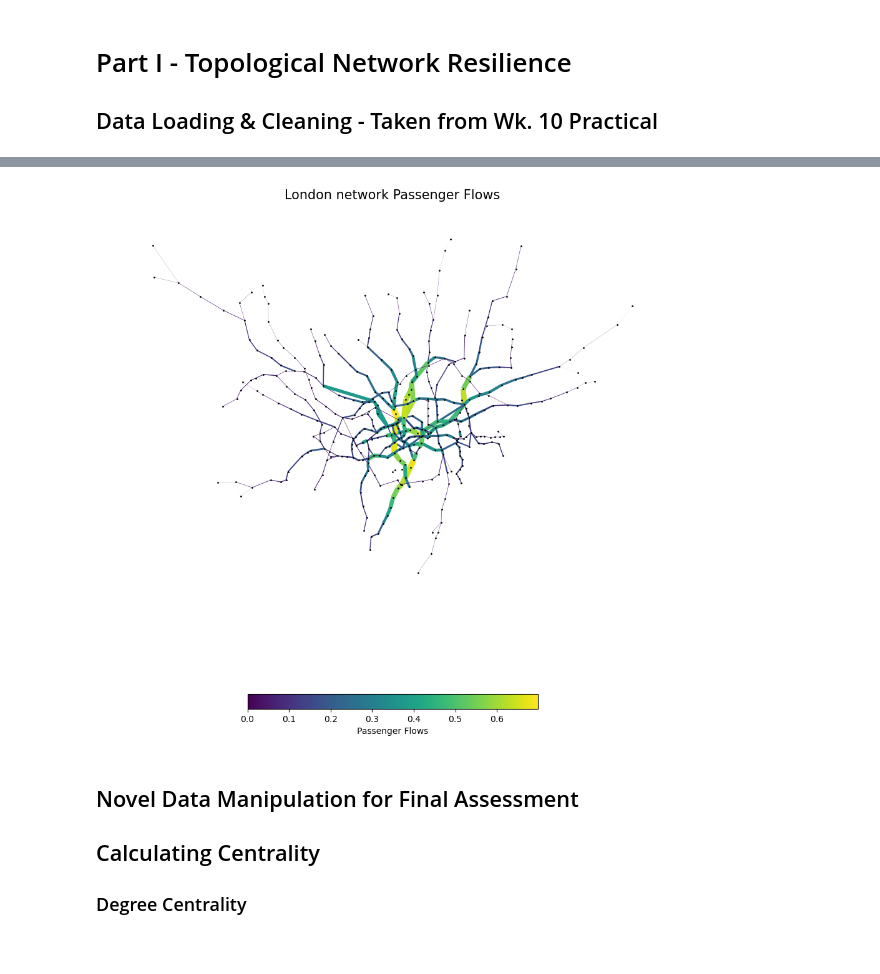
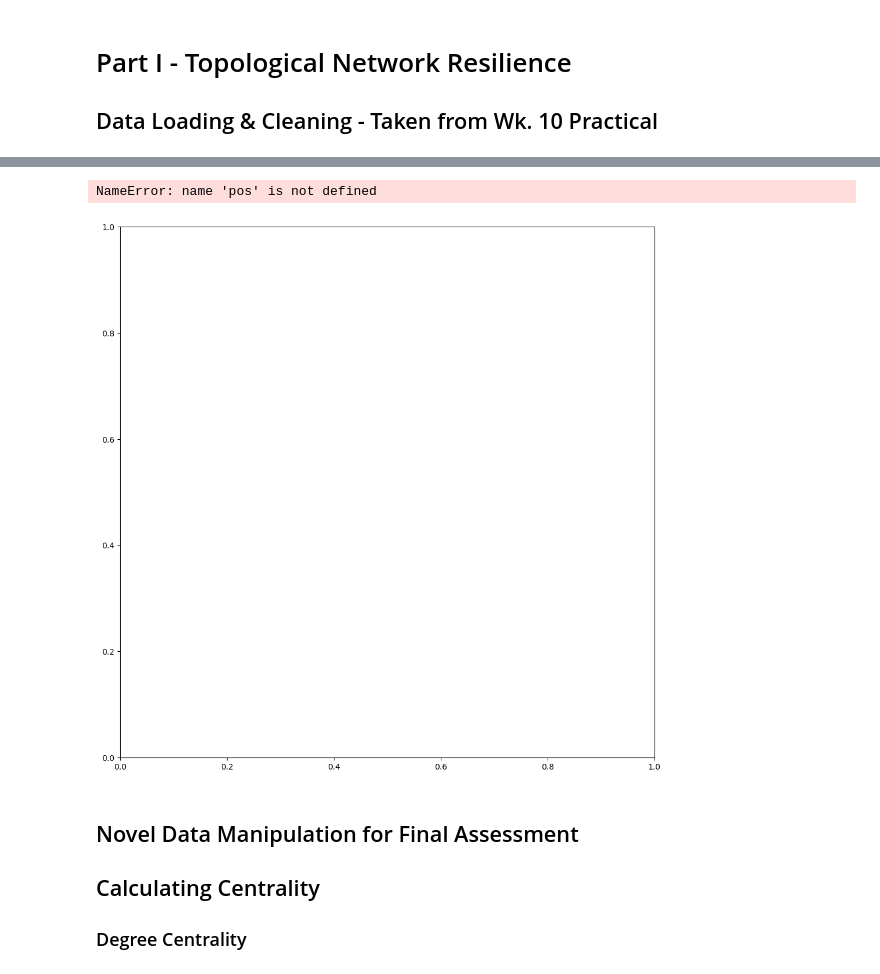
Before and after one commit to grolls23/UrbsimAssessment, a Jupyter notebook: UrbsimFinal.ipynb, the cells around one changed output, grey strips where cells are left out. Saved outputs shown, nothing was run; the diff lists cells and outputs as text; code cells hidden in the pictures.

```diff
--- a/UrbsimFinal.ipynb
+++ b/UrbsimFinal.ipynb
@@ -51,10 +52,18 @@ for u, v, key in edges_to_remove:
 # Check if any isolated nodes are left and remove them
 G.remove_nodes_from(list(nx.isolates(G)))
 
+#Get London_OD_AM_Peak
+london_OD_AMpeak = pd.read_csv("./Data/london_flows.csv")
+
 # Save the modified graph
 #nx.write_graphml(G, 'Data/london_multi_no_duplicates.graphml')
 # %%
 #Data cleaning - Code borrowed from Practical Week 10
+#stations = pd.read_csv("./Data/stations.csv")
+
+stations =  pd.read_csv("./Data/stations.csv")
+
+stations['geometry'] = stations['geometry'].apply(wkt.loads)
 
 #Assign positions
 pos = {row['name']: row.geometry.coords[0] for i, row in stations.iterrows() if row['name'] in G.nodes()}
@@ -300,34 +319,36 @@ with open(csv_filename, 'w', newline='') as csvfile:
     # Iterate over the edges and write them to the CSV file
     for u, v, data in G.edges(data=True):
         source = u
         target = v
         line_name = data.get('line_name', '')  # Get line_name attribute, default to empty string if not present
         flows = data.get('flows', 0)  # Get flows attribute, default to 0 if not present
         csv_writer.writerow([source, target, line_name, flows])
 """
 
+flows_values = flows.values()
 
 # Plot calculated flows
 flow_color = [(data.get('flows', 0) / max(flows_values)) for _, _, data in G.edges(data=True)]
 flow_width = [(data.get('flows', 0) / max(flows_values) * 10) for _, _, data in G.edges(data=True)]
 
 # Plot graph
 fig, ax = plt.subplots(figsize=(12,12))
 
 #pos=nx.spring_layout(X)
 edg=nx.draw_networkx_edges(G, pos,edge_color=flow_color, width=flow_width)
 
 nx.draw_networkx_nodes(G,
         pos = pos,
         node_color= 'black',
         node_size= 1)
 
 plt.colorbar(edg,label="Passenger Flows",orientation="horizontal", shrink=0.5)
 plt.axis("off")
 plt.title("London network Passenger Flows",fontsize=15)
 plt.show()
 # %% [output]
+NameError: name 'pos' is not defined
-[figure, old version]
+[figure, new version]
 # %% [markdown]
 ## Novel Data Manipulation for Final Assessment
 ## Calculating Centrality
```
Also changed, not shown: parts of 37 cells of this notebook, 2 other files.
